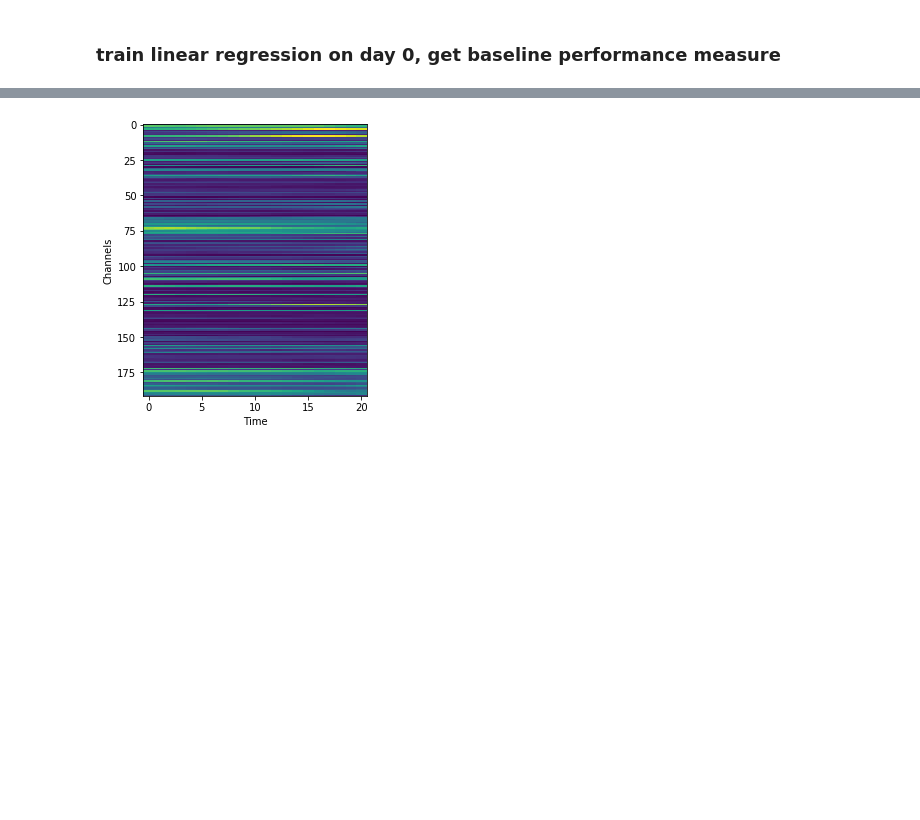
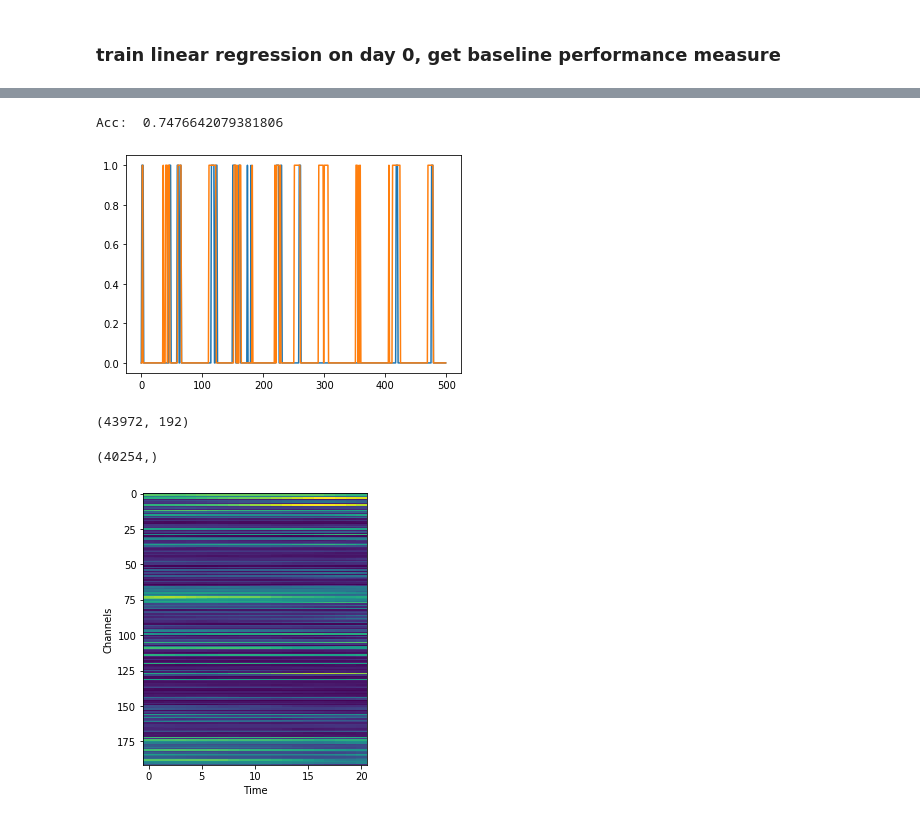
Before and after one commit to guyhwilson/nonstationarities, a Jupyter notebook: notebooks/DecodingClick_T5.ipynb, the cells around one changed output, grey strips where cells are left out. Saved outputs shown, nothing was run; the diff lists cells and outputs as text; code cells hidden in the pictures; blank space fills up the shorter version.

```diff
--- a/notebooks/DecodingClick_T5.ipynb
+++ b/notebooks/DecodingClick_T5.ipynb
@@ -55,3 +194,13 @@ Performance on day 0: R^2 =  0.3805815529526199
+# %%
+print('Acc: ', logreg.score(test_x, test_click))
+preds = logreg.predict(test_x)
+
+plt.plot(test_click[:500])
+plt.plot(preds[:500])
+plt.show()
+# %% [output]
+Acc:  0.7476642079381806
+[figure, added]
 # %%
 neural      = [day0.TX_continuous[:10000, :]]
 cursorPos   = [day0.cursorPos_continuous[:10000, :]]
@@ -60,3 +215,11 @@ targetPos   = [day0.targetPos_continuous[:10000, :]]
+# %%
+train_x.shape
+# %% [output]
+(43972, 192)
+# %%
+train_y.shape
+# %% [output]
+(40254,)
 # %%
 figSize(5, 4)
 
```
Also changed, not shown: parts of 9 cells of this notebook, 18 other files.
